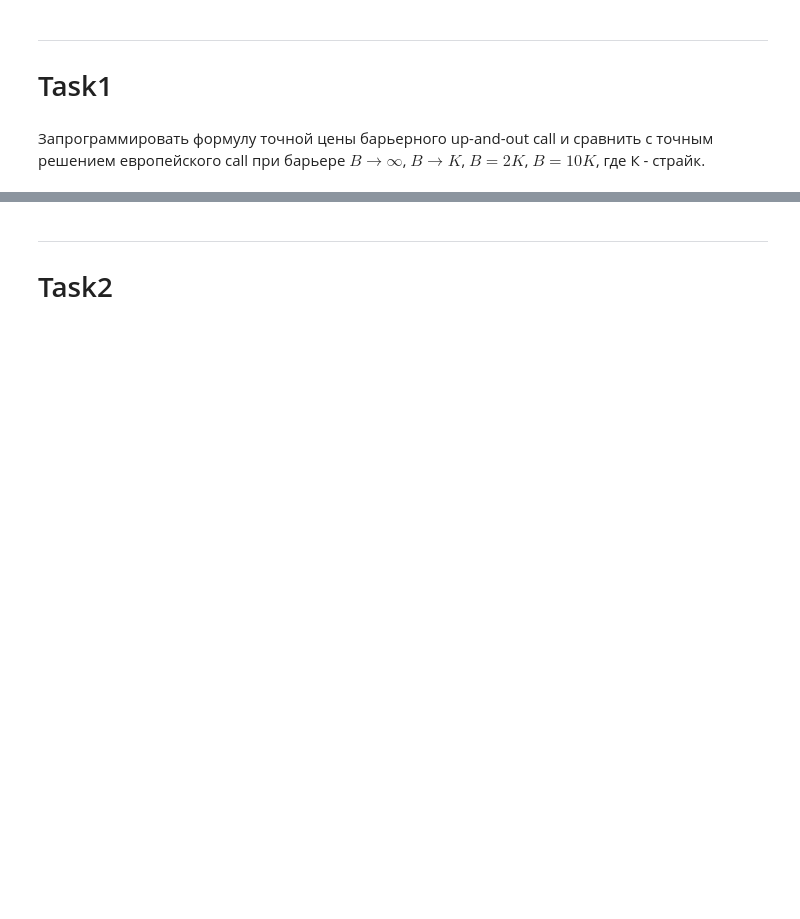
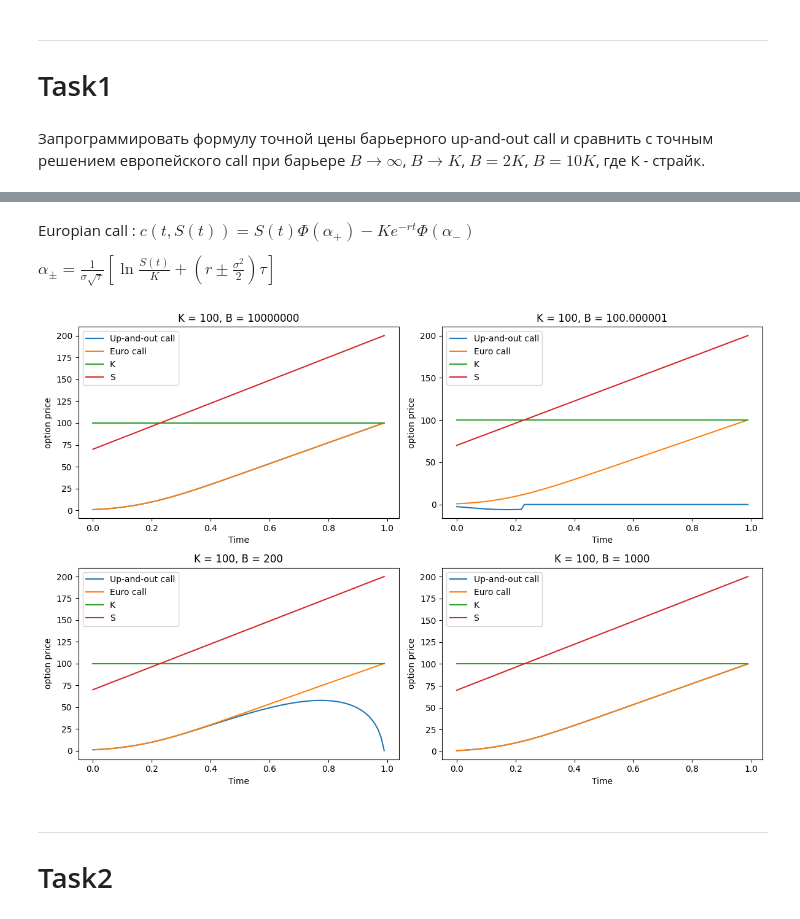
Before and after one commit to Kasymkhankhubiyev/Sirius-Uni, a Jupyter notebook: Derivatives/series2.ipynb, the cells around one changed output, grey strips where cells are left out. Drawn from its saved outputs; the diff is of its cells as text; code cells hidden in the pictures; blank space fills up the shorter version.

```diff
--- a/Derivatives/series2.ipynb
+++ b/Derivatives/series2.ipynb
@@ -26,0 +19,4 @@ _times = np.linspace()
+# %% [markdown]
+Europian call : $c(t,S(t)) = S(t)\Phi(\alpha_{+})-Ke^{-rt}\Phi(\alpha_{-})$
+
+$\alpha_{\pm}=\frac{1}{\sigma\sqrt{\tau}}[\ln{\frac{S(t)}{K}} + (r\pm\frac{\sigma^2}{2})\tau]$
@@ -27,3 +55,45 @@ _times = np.linspace()
+# %%
+def plot_europian_and_up_and_out_calls(S0, T, Bs, K, STEPS, r, sigma):
+    _times = np.linspace(0, T, STEPS+1)
+    tau = T - _times[:-1]
+
+    ncols = 2
+    nrows = len(Bs) // 2 + len(Bs) % 2
+
+    fig, axs = plt.subplots(nrows=nrows, ncols=ncols, figsize=(nrows*6, ncols*4))
+
+    for idx, B in enumerate(Bs):
+
+        S = np.linspace(S0, 2*K, STEPS)
+
+        up_and_out_call = barrier_up_and_out_call(S, K, B, r, sigma, tau)
+        euro_call = europian_call(S, K, r, sigma, tau)
+
+        axs[idx // 2, idx % 2].plot(_times[:-1], up_and_out_call, label='Up-and-out call')
+        axs[idx // 2, idx % 2].plot(_times[:-1], euro_call, label='Euro call')
+        axs[idx // 2, idx % 2].plot(_times[:-1], np.ones_like(euro_call) * K, label='K')
+        # axs[idx // 2, idx % 2].plot(_times[:-1], np.ones_like(euro_call) * B, label='B')
+        axs[idx // 2, idx % 2].plot(_times[:-1], S, label='S')
+
+        axs[idx // 2, idx % 2].set_title(f'K = {K}, B = {B}')
+        axs[idx // 2, idx % 2].set_xlabel('Time')
+        axs[idx // 2, idx % 2].set_ylabel('option price')
+        axs[idx // 2, idx % 2].legend()
+    plt.tight_layout()
+    plt.show()
+# %%
+T = 1
+K = 100
+B = [K * 10**5, K+1e-6, 2 * K, 10 * K]
+S0 = 70
+
+STEPS = 100
+R = 0.12
+SIGMA = 0.2
+
+plot_europian_and_up_and_out_calls(S0, T, B, K, STEPS, R, SIGMA)
+# %% [output]
+[figure, added]
 # %% [markdown]
 ---
 # Task2
```
Also changed, not shown: parts of 8 cells of this notebook, 1 other file.
